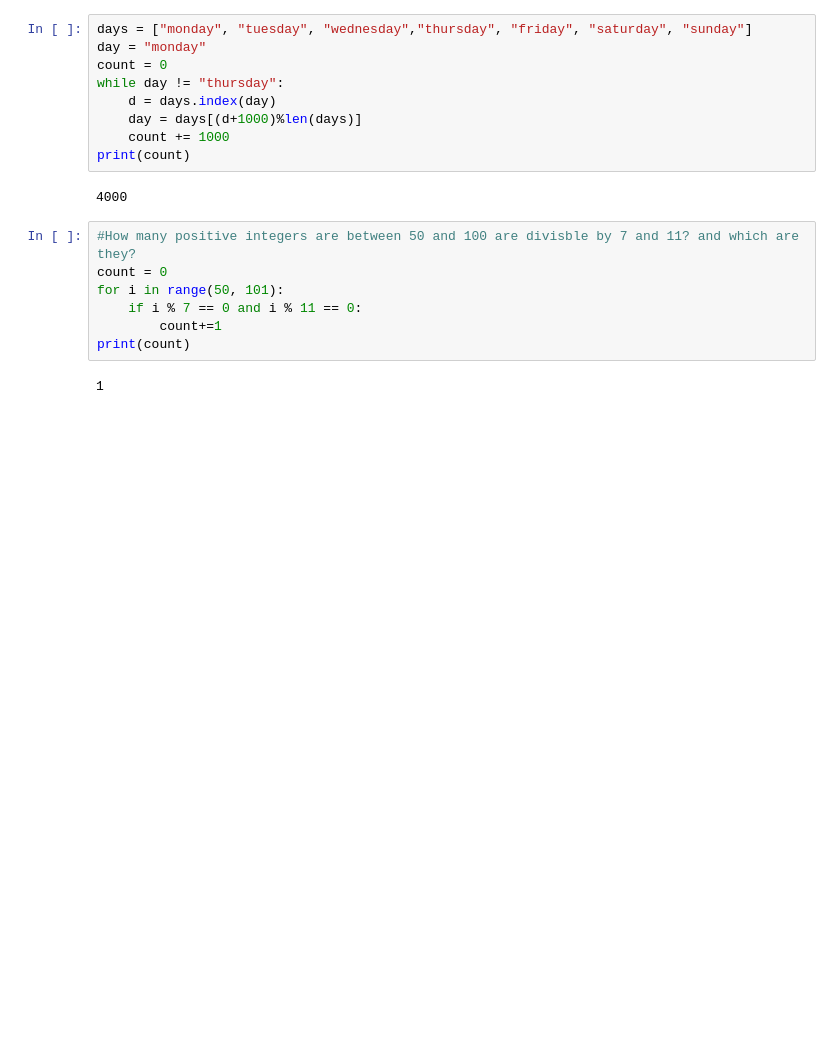
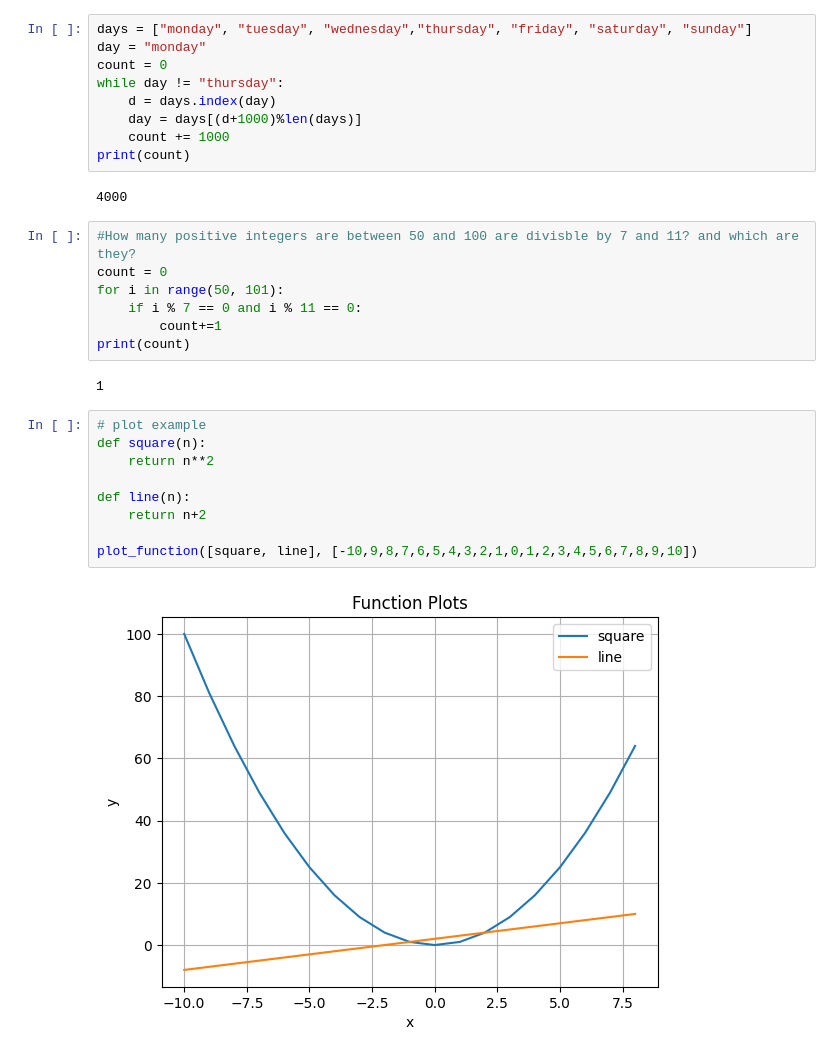
Before and after one commit to imrying/discrete, a Jupyter notebook: samples.ipynb, the cells around one changed output. Drawn from its saved outputs; the diff is of its cells as text; blank space fills up the shorter version.

Commit message:
add plot

```diff
--- a/samples.ipynb
+++ b/samples.ipynb
@@ -583,3 +583,14 @@ for i in range(50, 101):
 print(count)
 # %% [output]
 1
+# %%
+# plot example
+def square(n):
+    return n**2
+
+def line(n):
+    return n+2
+
+plot_function([square, line], [-10,9,8,7,6,5,4,3,2,1,0,1,2,3,4,5,6,7,8,9,10])
+# %% [output]
+[figure, added]
```
